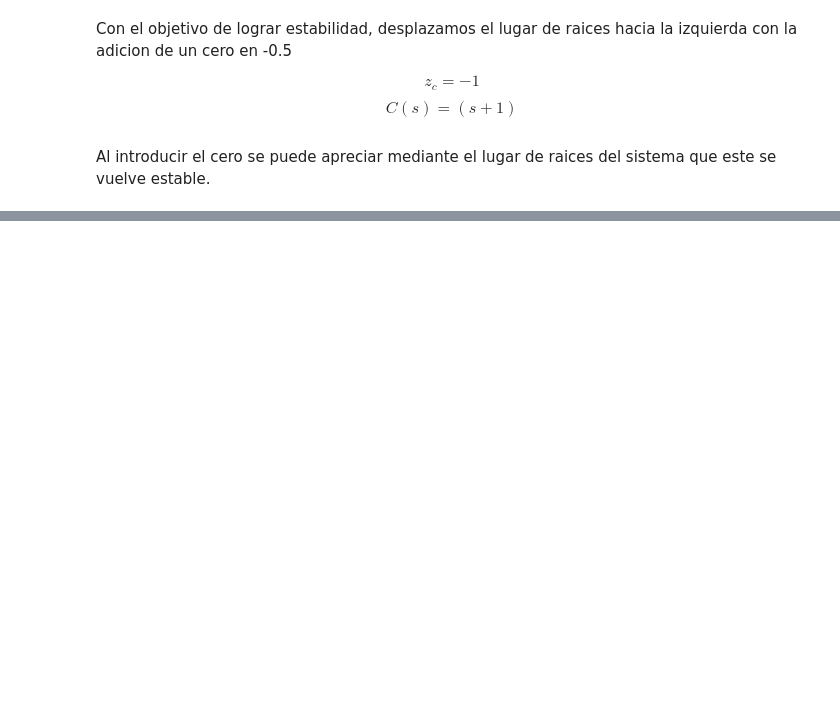
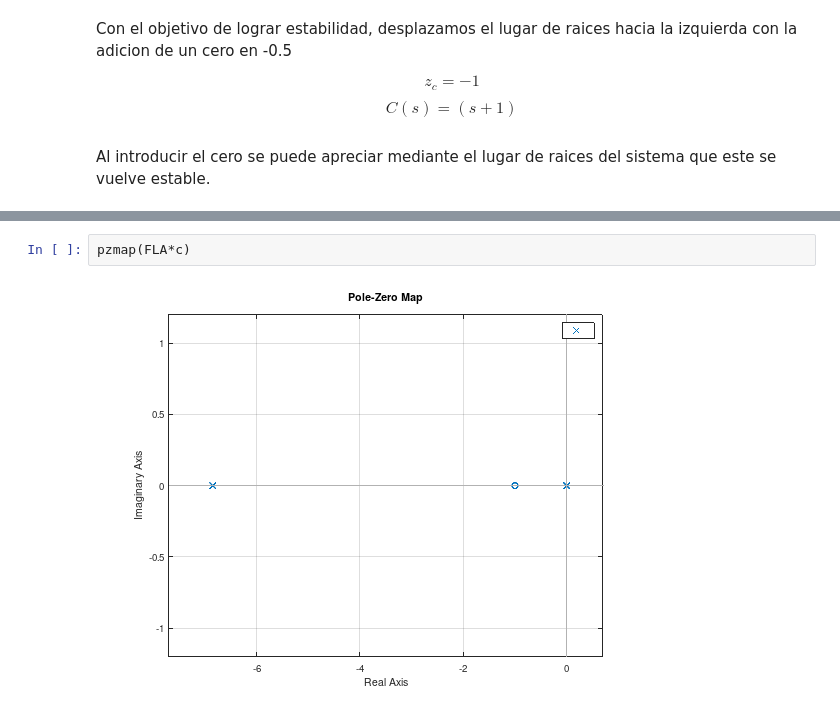
Before and after one commit to FGalvagno/altitude-control, a Jupyter notebook: notebook.ipynb, the cells around one changed output, grey strips where cells are left out. Cells and saved outputs as stored; diff of their text form; blank space fills up the shorter version.

```diff
--- a/notebook.ipynb
+++ b/notebook.ipynb
@@ -118,0 +129,4 @@ Continuous-time model.
+# %%
+pzmap(FLA*c)
+# %% [output]
+[figure, added]
```
Also changed, not shown: parts of 7 cells of this notebook, 1 other file.
